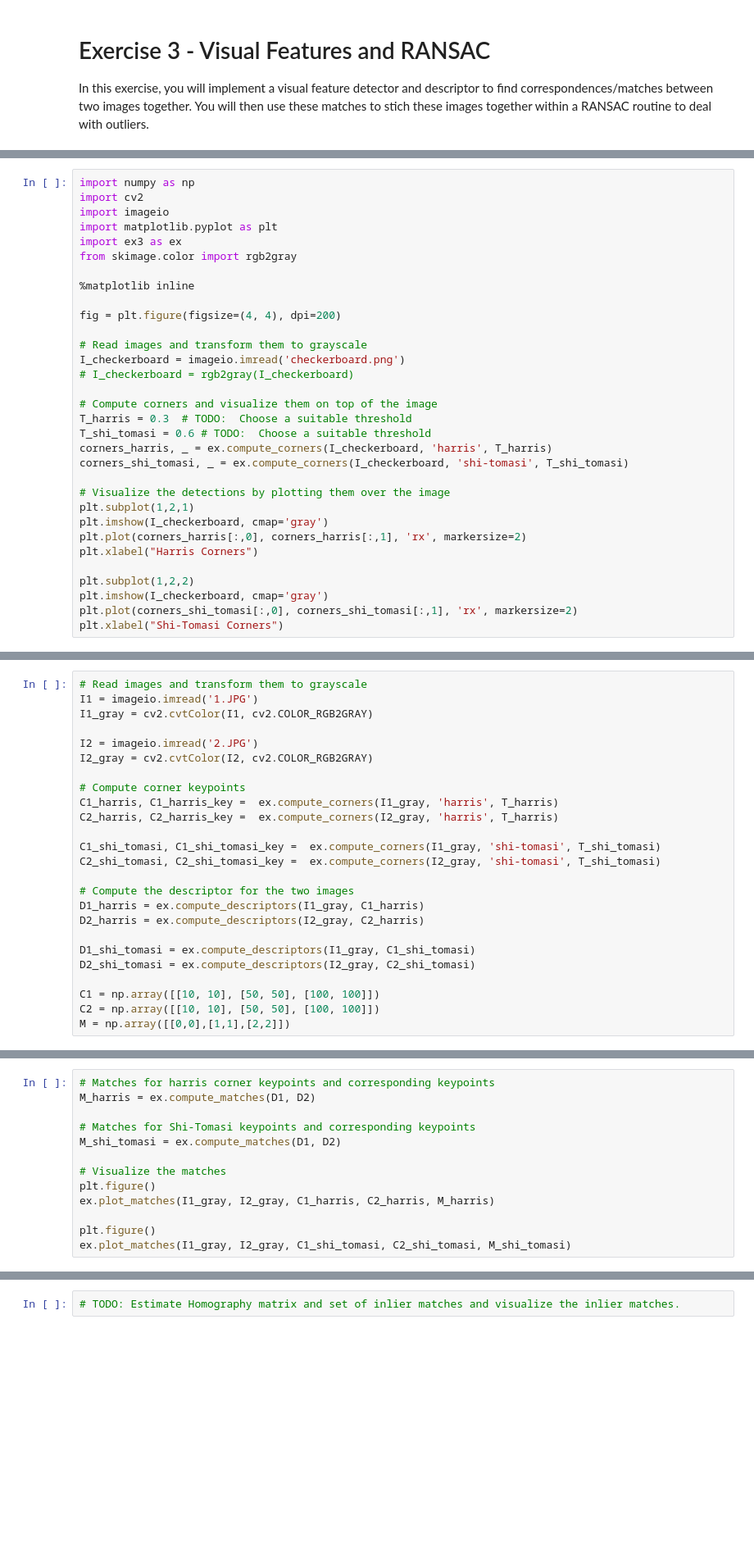
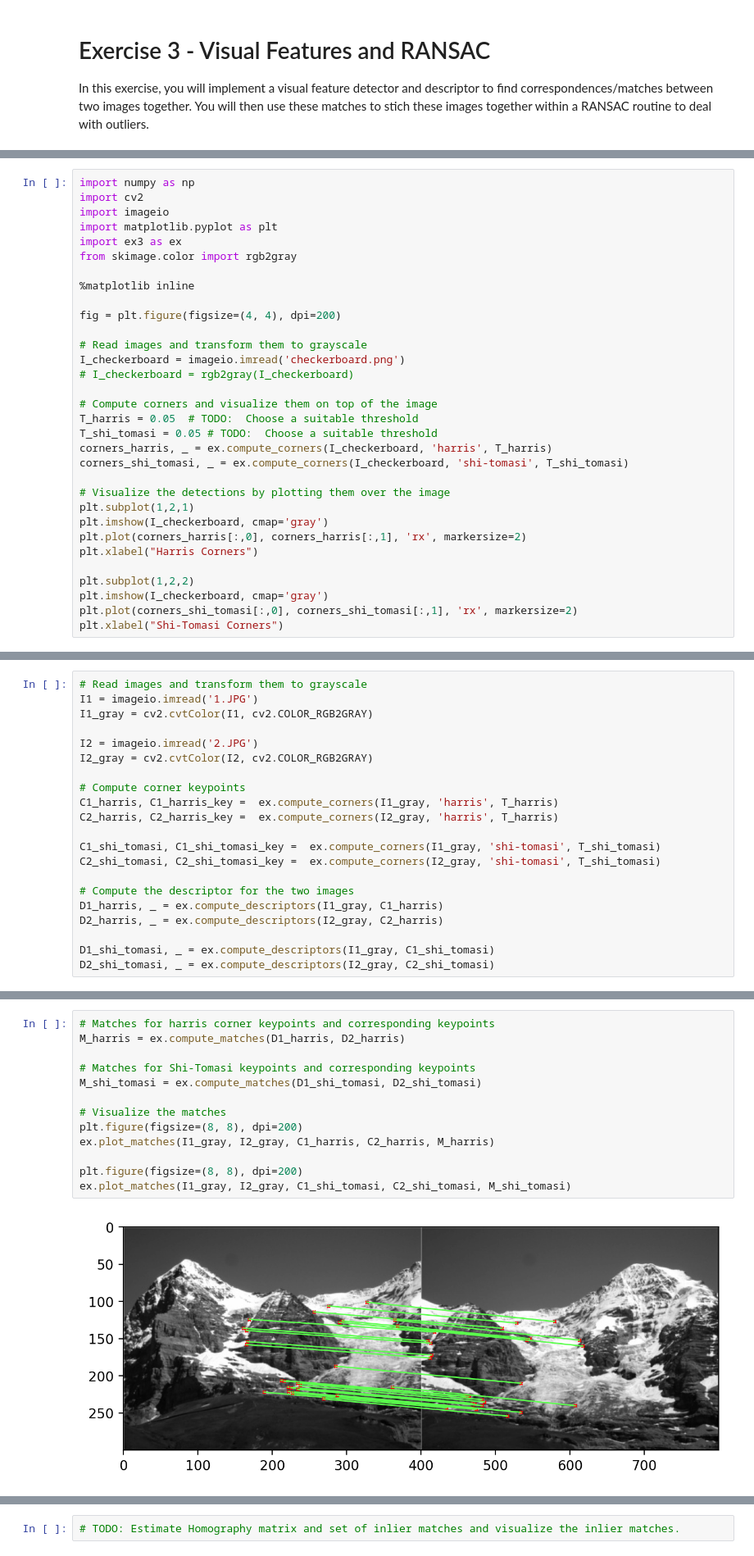
Before and after one commit to Nacriema/Stachnisslab-all-excercises, a Jupyter notebook: pcv-online-exercises/pcv-exs/pcv-online-ex04-visual-features-ransac/ex3_Huy.ipynb, the cells around one changed output, grey strips where cells are left out. Shown at 82% size. Drawn from its saved outputs; the diff is of its cells as text; blank space fills up the shorter version.

Commit message:
Add visualize for keypoint match

```diff
--- a/pcv-online-exercises/pcv-exs/pcv-online-ex04-visual-features-ransac/ex3_Huy.ipynb
+++ b/pcv-online-exercises/pcv-exs/pcv-online-ex04-visual-features-ransac/ex3_Huy.ipynb
@@ -43,8 +43,8 @@ I_checkerboard = imageio.imread('checkerboard.png')
 # I_checkerboard = rgb2gray(I_checkerboard)
 
 # Compute corners and visualize them on top of the image
-T_harris = 0.3  # TODO:  Choose a suitable threshold
-T_shi_tomasi = 0.6 # TODO:  Choose a suitable threshold
+T_harris = 0.05  # TODO:  Choose a suitable threshold
+T_shi_tomasi = 0.05 # TODO:  Choose a suitable threshold
 corners_harris, _ = ex.compute_corners(I_checkerboard, 'harris', T_harris)
 corners_shi_tomasi, _ = ex.compute_corners(I_checkerboard, 'shi-tomasi', T_shi_tomasi)
 
@@ -97,15 +97,11 @@ C1_shi_tomasi, C1_shi_tomasi_key =  ex.compute_corners(I1_gray, 'shi-tomasi', T_
 C2_shi_tomasi, C2_shi_tomasi_key =  ex.compute_corners(I2_gray, 'shi-tomasi', T_shi_tomasi)
 
 # Compute the descriptor for the two images
-D1_harris = ex.compute_descriptors(I1_gray, C1_harris)
-D2_harris = ex.compute_descriptors(I2_gray, C2_harris)
+D1_harris, _ = ex.compute_descriptors(I1_gray, C1_harris)
+D2_harris, _ = ex.compute_descriptors(I2_gray, C2_harris)
 
-D1_shi_tomasi = ex.compute_descriptors(I1_gray, C1_shi_tomasi)
-D2_shi_tomasi = ex.compute_descriptors(I2_gray, C2_shi_tomasi)
-
-C1 = np.array([[10, 10], [50, 50], [100, 100]])
-C2 = np.array([[10, 10], [50, 50], [100, 100]])
-M = np.array([[0,0],[1,1],[2,2]])
+D1_shi_tomasi, _ = ex.compute_descriptors(I1_gray, C1_shi_tomasi)
+D2_shi_tomasi, _ = ex.compute_descriptors(I2_gray, C2_shi_tomasi)
 # %%
 # Visualize
 fig = plt.figure(figsize=(8, 8), dpi=200)
@@ -157,14 +153,16 @@ and returns
 Test your implementation on the images used in the previous task and visualize the matches.
 # %%
 # Matches for harris corner keypoints and corresponding keypoints
-M_harris = ex.compute_matches(D1, D2)
+M_harris = ex.compute_matches(D1_harris, D2_harris)
 
 # Matches for Shi-Tomasi keypoints and corresponding keypoints
-M_shi_tomasi = ex.compute_matches(D1, D2)
+M_shi_tomasi = ex.compute_matches(D1_shi_tomasi, D2_shi_tomasi)
 
 # Visualize the matches
-plt.figure()
+plt.figure(figsize=(8, 8), dpi=200)
 ex.plot_matches(I1_gray, I2_gray, C1_harris, C2_harris, M_harris)
 
-plt.figure()
+plt.figure(figsize=(8, 8), dpi=200)
 ex.plot_matches(I1_gray, I2_gray, C1_shi_tomasi, C2_shi_tomasi, M_shi_tomasi)
+# %% [output]
+[figure, added]
```
Also changed, not shown: parts of 1 cell of this notebook.
